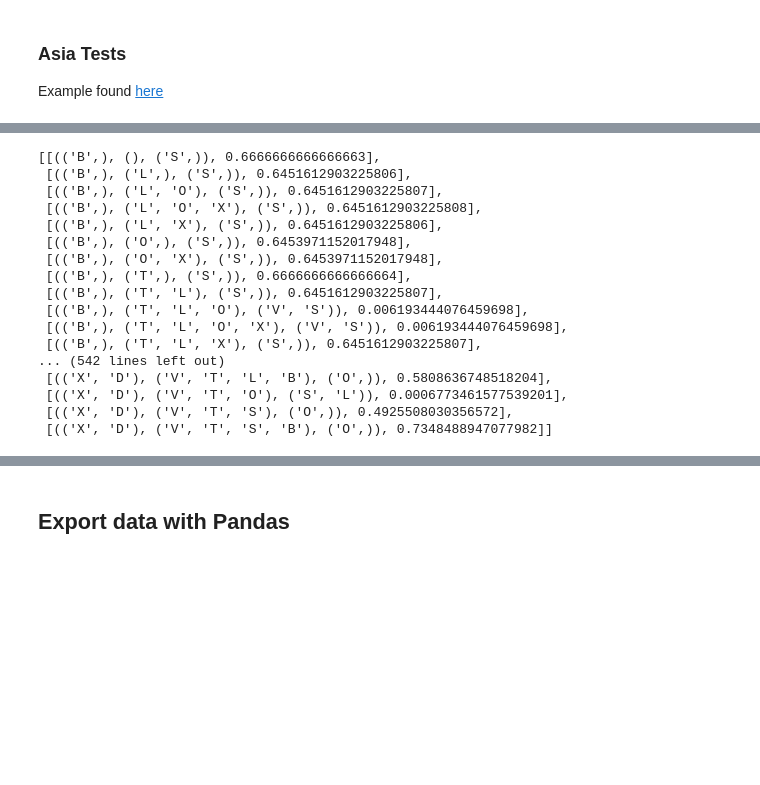
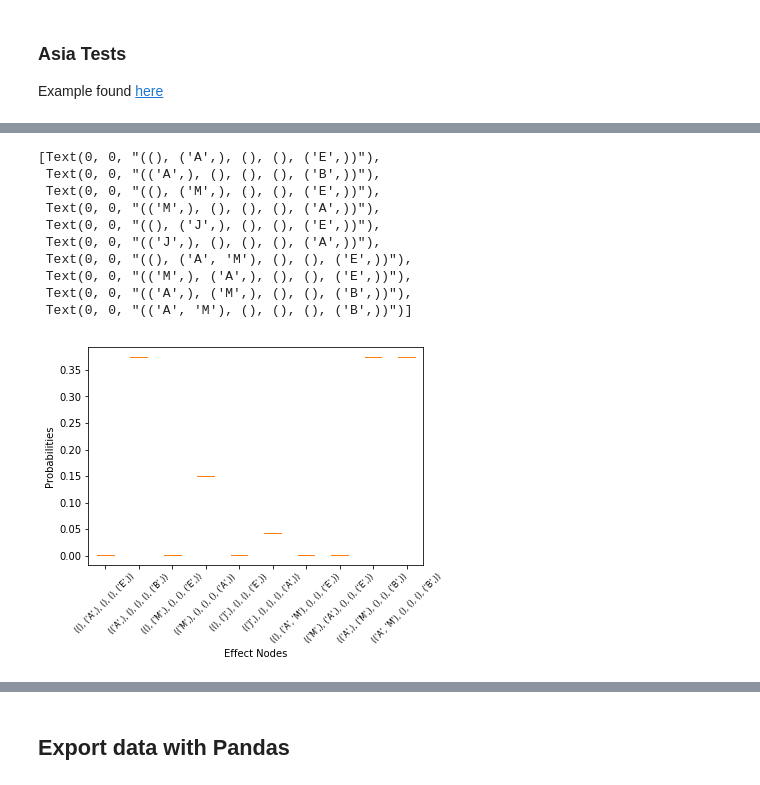
Before and after one commit to nico-espinosadice/abductive-theory, a Jupyter notebook: hyp-functionality.ipynb, the cells around one changed output, grey strips where cells are left out. Drawn from its saved outputs; the diff is of its cells as text; code cells hidden in the pictures; blank space fills up the shorter version.

Commit message:
final results

```diff
--- a/hyp-functionality.ipynb
+++ b/hyp-functionality.ipynb
@@ -220,10 +220,15 @@ def graph_tests(graph, n=2):
         for x in obs_nodes_combos:
             if not (any(item in i for item in x) and any(item in x for item in i)):
                 children = get_all_children(graph, x, {}, 1)
-                if not any(item in children for item in i):
-                    observeData(graph, x, i)
-                    hyp, prob = hypothesisSelection(graph, x, i, n)
-                    final_list.append([(x, i, hyp), prob])
+                for i_bin in product(range(2), repeat=len(i)):
+                    for x_bin in product(range(2), repeat=len(x)):
+                        true_i = [i[z] for z in range(len(i_bin)) if i_bin[z] == 1]
+                        false_i = [i[z] for z in range(len(i_bin)) if i_bin[z] == 0]
+                        true_x = [x[z] for z in range(len(x_bin)) if x_bin[z] == 1]
+                        false_x = [x[z] for z in range(len(x_bin)) if x_bin[z] == 0]
+                        observeData(graph, true_i + true_x, false_i + false_x)
+                        hyp, prob = hypothesisSelection(graph, x, i, n)
+                        final_list.append([(true_x, false_x, true_i, false_i, hyp), prob])
     return final_list
 # %% [markdown]
 ## Testing
@@ -473,36 +500,32 @@ observeData(adg, ['O'], ['T', 'L'])
 adg_results_unclean = graph_tests(adg)
 adg_results_clean = [item for item in adg_results_unclean if item[1] != 0]
-# %%
-sorted(adg_results_clean)
-# %% [output]
-[[(('B',), (), ('S',)), 0.6666666666666663],
- [(('B',), ('L',), ('S',)), 0.6451612903225806],
- [(('B',), ('L', 'O'), ('S',)), 0.6451612903225807],
- [(('B',), ('L', 'O', 'X'), ('S',)), 0.6451612903225808],
- [(('B',), ('L', 'X'), ('S',)), 0.6451612903225806],
- [(('B',), ('O',), ('S',)), 0.6453971152017948],
- [(('B',), ('O', 'X'), ('S',)), 0.6453971152017948],
- [(('B',), ('T',), ('S',)), 0.6666666666666664],
- [(('B',), ('T', 'L'), ('S',)), 0.6451612903225807],
- [(('B',), ('T', 'L', 'O'), ('V', 'S')), 0.006193444076459698],
- [(('B',), ('T', 'L', 'O', 'X'), ('V', 'S')), 0.006193444076459698],
- [(('B',), ('T', 'L', 'X'), ('S',)), 0.6451612903225807],
-... (542 lines left out)
- [(('X', 'D'), ('V', 'T', 'L', 'B'), ('O',)), 0.5808636748518204],
- [(('X', 'D'), ('V', 'T', 'O'), ('S', 'L')), 0.0006773461577539201],
- [(('X', 'D'), ('V', 'T', 'S'), ('O',)), 0.4925508030356572],
- [(('X', 'D'), ('V', 'T', 'S', 'B'), ('O',)), 0.7348488947077982]]
 # %%
 final_results = {}
-for i in adg_results_clean:
-    if i[0][0] in final_results.keys():
-        final_results[i[0][0]].append(i)
+for i in bdg_results_clean:
+    new_i = []
+    for x in i[0]:
+        new_i.append(tuple(x))
+    new_i = tuple(new_i)
+    if new_i in final_results.keys():
+        final_results[new_i].append(i)
     else:
-        final_results[i[0][0]] = [i]
+        final_results[new_i] = [i]
-# %%
-all_data = []
-for i in final_results.keys():
-    data = []
-    for x in final_results[i]:
-        data.append(x[1])
-    all_data.append(data)
+# %%
+fig1, ax1 = plt.subplots()
+ax1.set_ylabel('Probabilities')
+ax1.set_xlabel('Effect Nodes')
+ax1.boxplot(all_data[:int(len(all_data)/16)])
+ax1.set_xticklabels(list(final_results.keys())[:int(len(final_results.keys())/16)],
+                    rotation=45, fontsize=8)
+# %% [output]
+[Text(0, 0, "((), ('A',), (), (), ('E',))"),
+ Text(0, 0, "(('A',), (), (), (), ('B',))"),
+ Text(0, 0, "((), ('M',), (), (), ('E',))"),
+ Text(0, 0, "(('M',), (), (), (), ('A',))"),
+ Text(0, 0, "((), ('J',), (), (), ('E',))"),
+ Text(0, 0, "(('J',), (), (), (), ('A',))"),
+ Text(0, 0, "((), ('A', 'M'), (), (), ('E',))"),
+ Text(0, 0, "(('M',), ('A',), (), (), ('E',))"),
+ Text(0, 0, "(('A',), ('M',), (), (), ('B',))"),
+ Text(0, 0, "(('A', 'M'), (), (), (), ('B',))")]
+[figure, added]
```
Also changed, not shown: parts of 23 cells of this notebook, 3 other files.
